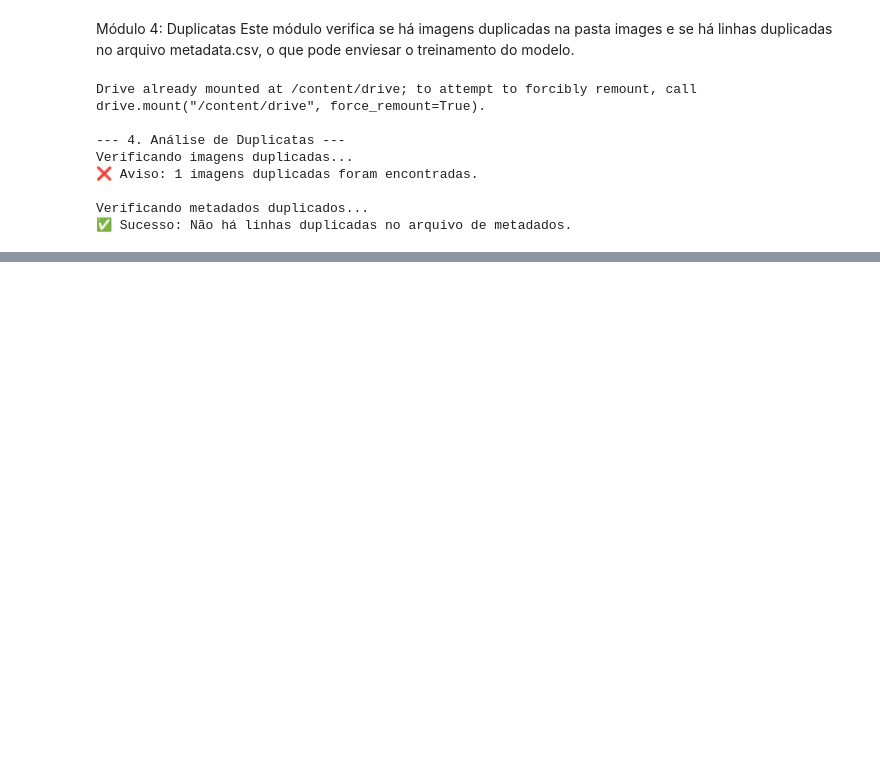
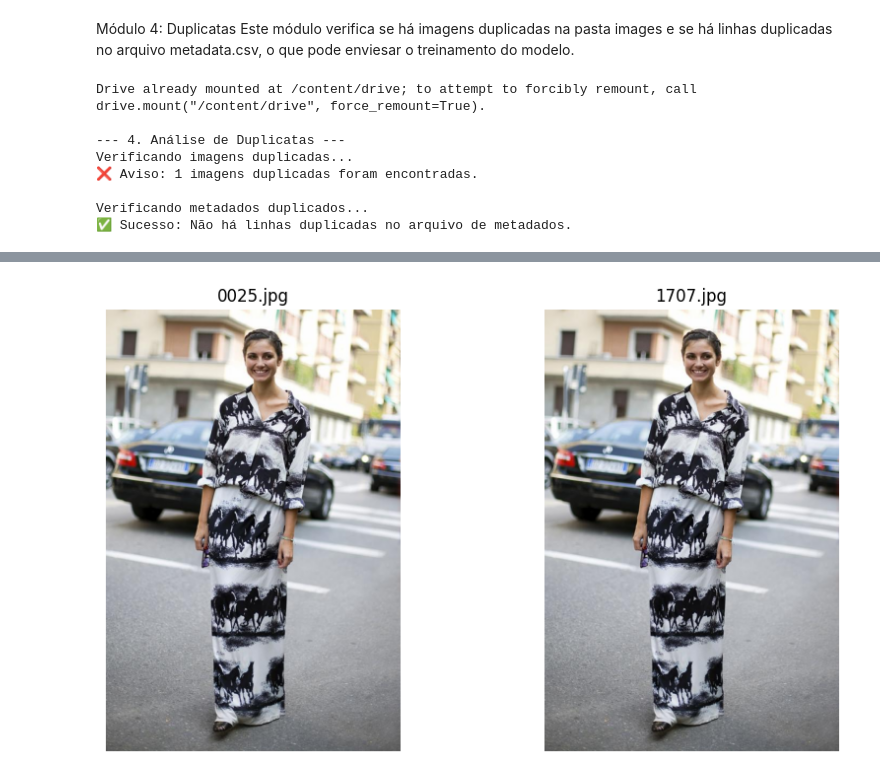
Before and after one commit to RaphaelCarvalh/BootCampAVANTI_machine_learning, a Jupyter notebook: Ativ04/Et01-analise-dataset.ipynb, the cells around one changed output, grey strips where cells are left out. Cells and saved outputs as stored; diff of their text form; code cells hidden in the pictures; blank space fills up the shorter version.

```diff
--- a/Ativ04/Et01-analise-dataset.ipynb
+++ b/Ativ04/Et01-analise-dataset.ipynb
@@ -474,3 +474,94 @@ Verificando imagens duplicadas...
 
 Verificando metadados duplicados...
 ✅ Sucesso: Não há linhas duplicadas no arquivo de metadados.
+# %%
+import os
+import pandas as pd
+import hashlib
+from PIL import Image
+import matplotlib.pyplot as plt
+from google.colab import drive
+
+# 1. Conecta ao Google Drive
+print("Conectando ao Google Drive...")
+drive.mount('/content/drive')
+
+# 2. Define os caminhos das pastas do seu projeto
+BASE_PATH = '/content/drive/My Drive/Colab Notebooks/BootCampAVANTI_machine_learning/Ativ04'
+IMAGES_FOLDER_PATH = os.path.join(BASE_PATH, 'images')
+METADATA_PATH = os.path.join(BASE_PATH, 'metadata.csv')
+
+# 3. Análise de duplicatas de imagens
+print("\n--- Verificando Imagens Duplicadas ---")
+hashes = {}
+duplicates = []
+try:
+    image_files = os.listdir(IMAGES_FOLDER_PATH)
+    for img_name in image_files:
+        img_path = os.path.join(IMAGES_FOLDER_PATH, img_name)
+        if os.path.isfile(img_path):
+            with open(img_path, 'rb') as f:
+                file_hash = hashlib.md5(f.read()).hexdigest()
+            if file_hash in hashes:
+                duplicates.append((img_name, hashes[file_hash]))
+            else:
+                hashes[file_hash] = img_name
+except FileNotFoundError:
+    print(f"Erro: A pasta de imagens não foi encontrada em {IMAGES_FOLDER_PATH}.")
+
+if not duplicates:
+    print("✅ Sucesso: Nenhuma imagem duplicada foi encontrada.")
+else:
+    print(f"❌ Aviso: {len(duplicates)} imagens duplicadas foram encontradas.")
+
+    print("\nExibindo os pares de imagens duplicadas:")
+
+    # Verifica se há mais de um par de duplicatas para ajustar o layout
+    if len(duplicates) == 1:
+        fig, axes = plt.subplots(1, 2, figsize=(10, 5))
+        is_single_row = True
+    else:
+        fig, axes = plt.subplots(len(duplicates), 2, figsize=(10, 5 * len(duplicates)))
+        is_single_row = False
+
+    for i, pair in enumerate(duplicates):
+        try:
+            img1_path = os.path.join(IMAGES_FOLDER_PATH, pair[0])
+            img2_path = os.path.join(IMAGES_FOLDER_PATH, pair[1])
+
+            img1 = Image.open(img1_path)
+            img2 = Image.open(img2_path)
+
+            if is_single_row:
+                axes[0].imshow(img1)
+                axes[0].set_title(pair[0])
+                axes[0].axis('off')
+
+                axes[1].imshow(img2)
+                axes[1].set_title(pair[1])
+                axes[1].axis('off')
+            else:
+                axes[i, 0].imshow(img1)
+                axes[i, 0].set_title(pair[0])
+                axes[i, 0].axis('off')
+
+                axes[i, 1].imshow(img2)
+                axes[i, 1].set_title(pair[1])
+                axes[i, 1].axis('off')
+        except Exception as e:
+            print(f"Erro ao exibir imagens duplicadas: {e}")
+
+    plt.tight_layout()
+    plt.show()
+
+# 4. Verificação de linhas duplicadas em metadados
+print("\n--- Verificando Linhas Duplicadas no metadata.csv ---")
+try:
+    df_meta = pd.read_csv(METADATA_PATH)
+    if df_meta.duplicated().sum() == 0:
+        print("✅ Sucesso: Não há linhas duplicadas no arquivo de metadados.")
+    else:
+        print(f"❌ Aviso: {df_meta.duplicated().sum()} linhas duplicadas encontradas nos metadados.")
+except FileNotFoundError:
+    print(f"Erro: O arquivo {METADATA_PATH} não foi encontrado.")
+# %% [output]
@@ -476,0 +575 @@ Verificando metadados duplicados...
+[figure, added]
```
Also changed, not shown: parts of 2 cells of this notebook.
